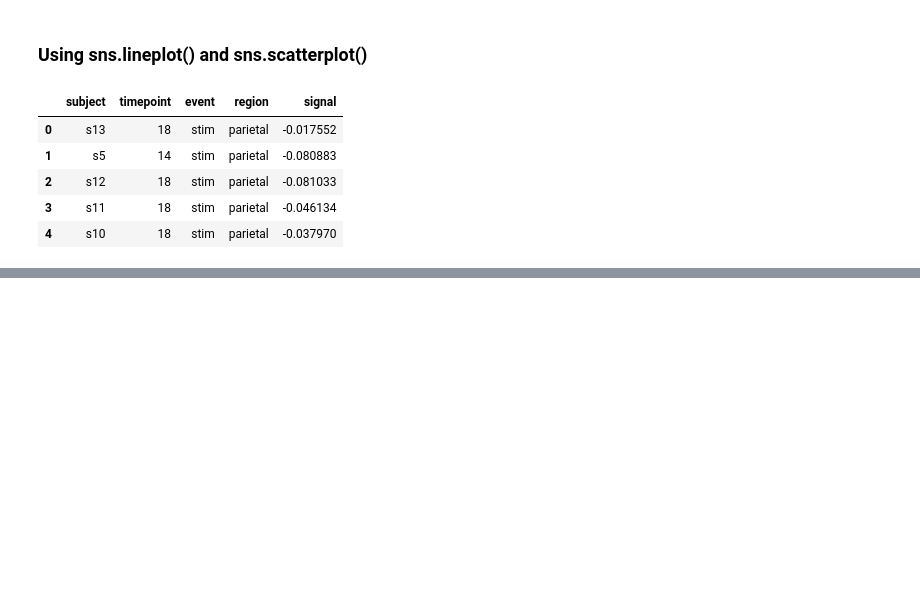
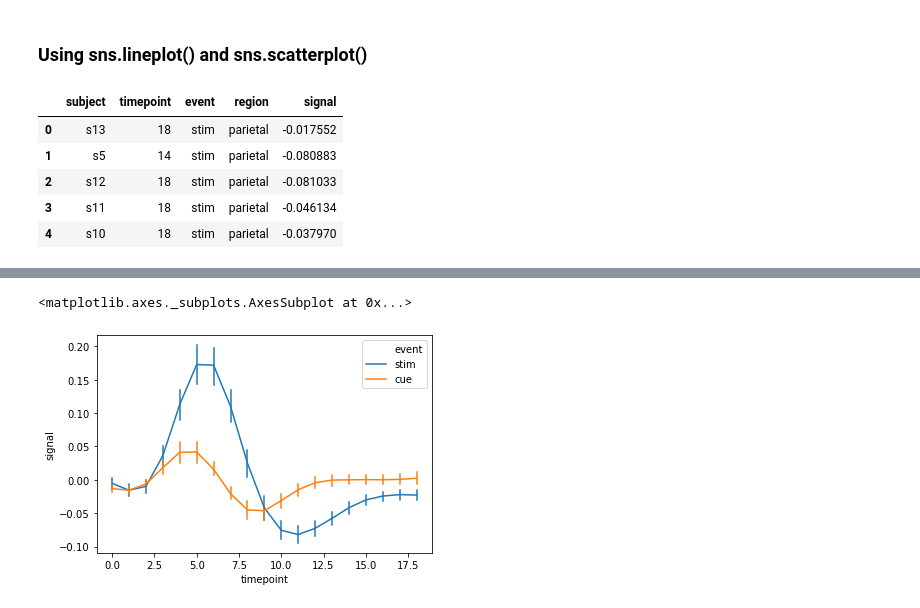
Before and after one commit to fw9228/Data-Visualization, a Jupyter notebook: Data Visualization using Seaborn .ipynb, the cells around one changed output, grey strips where cells are left out. Saved outputs shown, nothing was run; the diff lists cells and outputs as text; code cells hidden in the pictures; blank space fills up the shorter version.

```diff
--- a/Data Visualization using Seaborn .ipynb
+++ b/Data Visualization using Seaborn .ipynb
@@ -324,0 +330,5 @@ fmri_data.head()
+# %%
+sns.lineplot(x = 'timepoint', y = 'signal', hue = 'event', data = fmri_data.query("region == 'frontal'"), markers = True, ci = 68, err_style = 'bars')
+# %% [output]
+<matplotlib.axes._subplots.AxesSubplot at 0x...>
+[figure, added]
```
Also changed, not shown: parts of 68 cells of this notebook.
